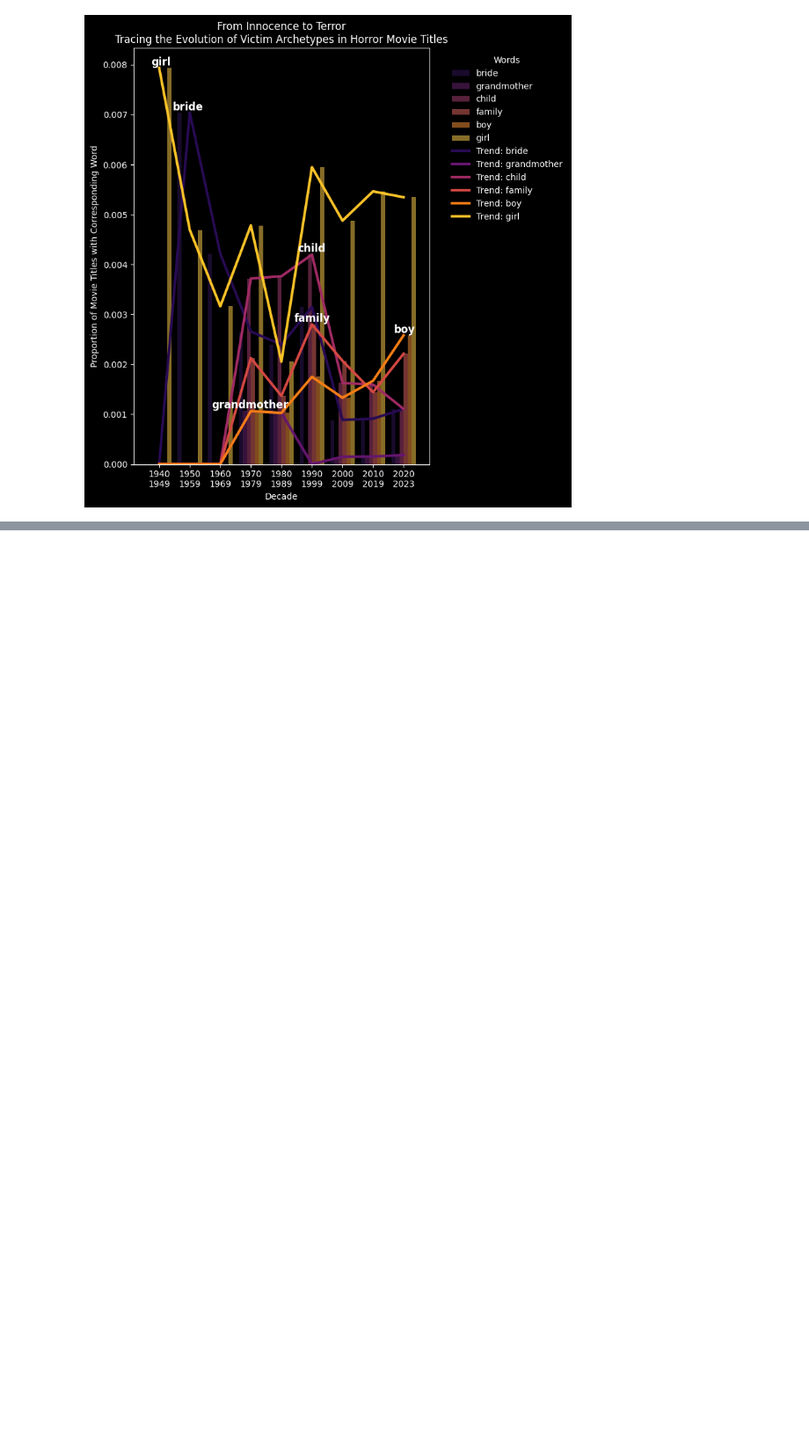
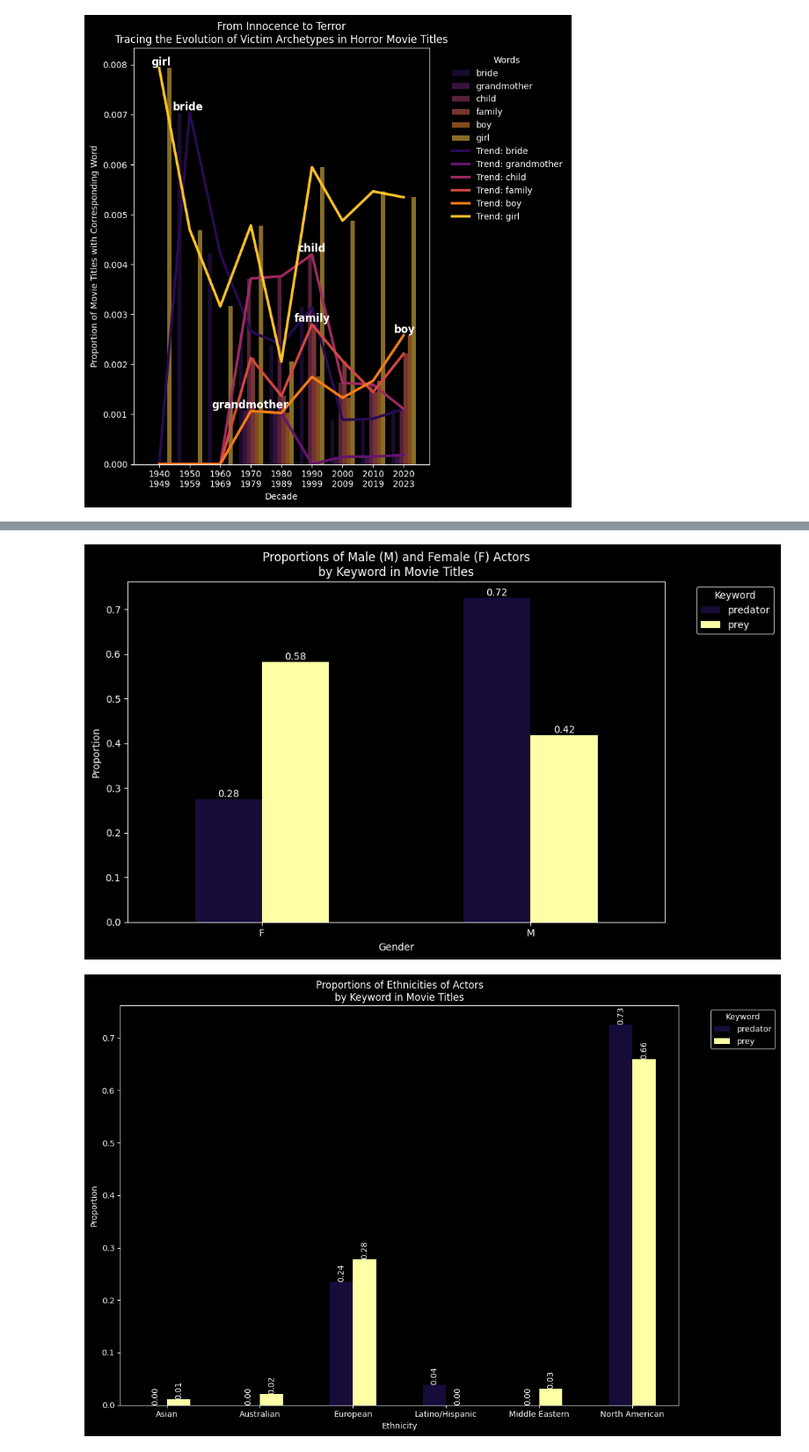
Before and after one commit to epfl-ada/ada-2024-project-abracad4bra, a Jupyter notebook: final_titles_analysis.ipynb, the cells around one changed output, grey strips where cells are left out. Shown at 88% size. Cells and saved outputs as stored; diff of their text form; code cells hidden in the pictures; blank space fills up the shorter version.

```diff
--- a/final_titles_analysis.ipynb
+++ b/final_titles_analysis.ipynb
@@ -885,0 +862,8 @@ We know the actor but could not find info
+# %%
+# compare actor profiles in movies with different 'monsters' in their titles
+plot_demographics_multiple_keywords([prey_df, predator_df], ['prey', 'predator'])
+# compare actor profiles in movies with 'predator' and 'prey' in their titles
+plot_demographics_multiple_keywords([alien_df, zombie_df, vampire_df, witch_df, ghost_df], ['alien', 'zombie', 'vampire', 'witch', 'ghost'])
+# %% [output]
+[figure, added]
+[figure, added]
```
Also changed, not shown: parts of 21 cells of this notebook, 7 other files.
